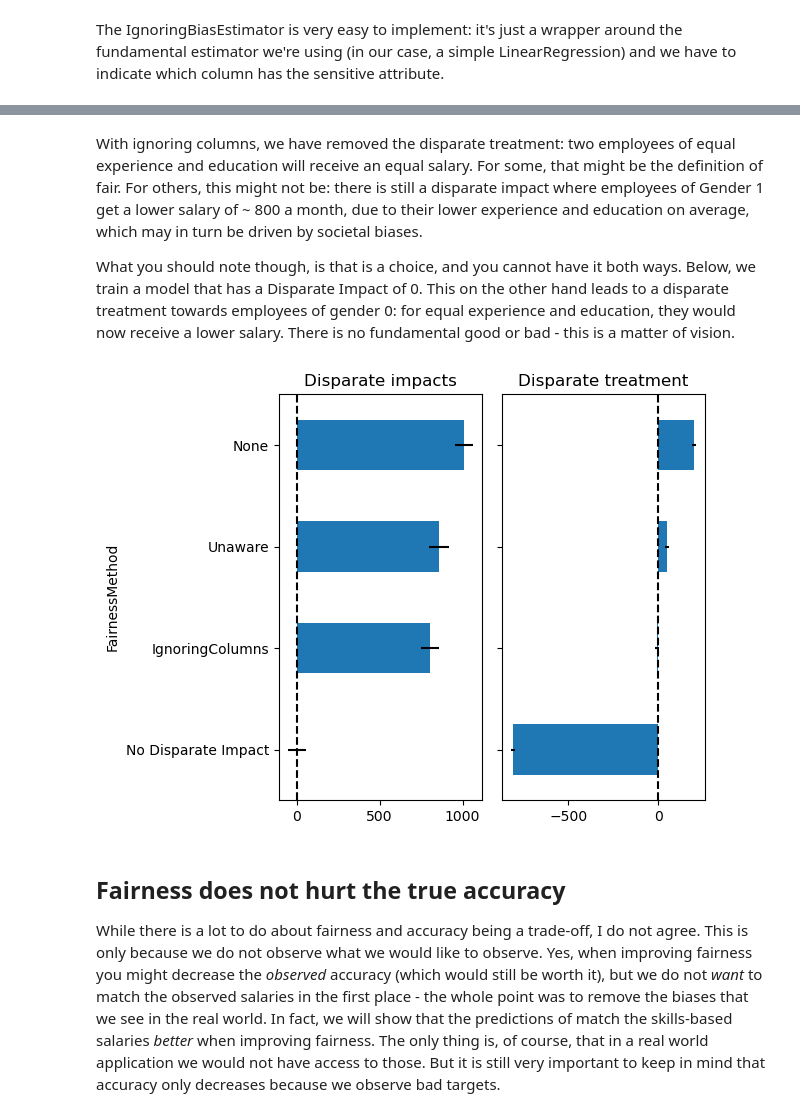
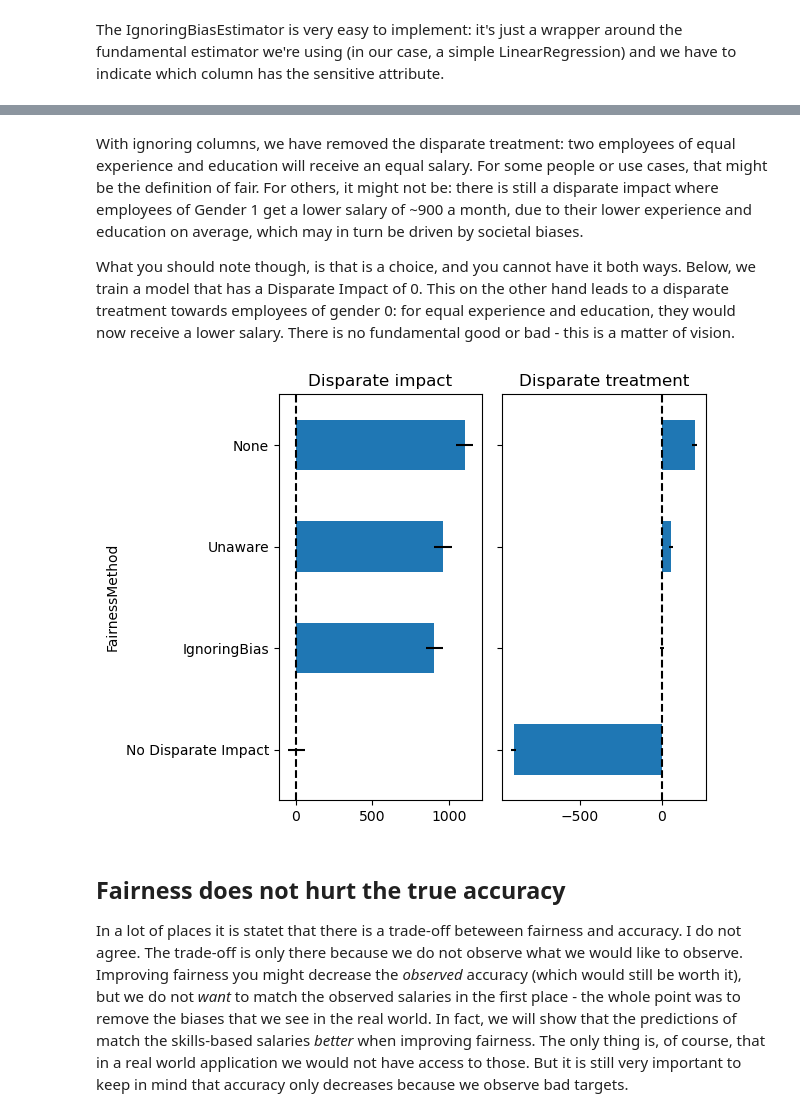
Before and after one commit to SjoerdCor/fairness, a Jupyter notebook: IntroducingTheIgnoringEstimator.ipynb, the cells around one changed output, grey strips where cells are left out. Drawn from its saved outputs; the diff is of its cells as text; code cells hidden in the pictures.

```diff
--- a/IntroducingTheIgnoringEstimator.ipynb
+++ b/IntroducingTheIgnoringEstimator.ipynb
@@ -85,7 +95,8 @@ df.sample(10)
 ### No mitigation just propagates biases
 Now the company sets out to predict salaries for all employees - first making a nice train and test split, and then fitting and validating a model
 # %%
-X_train, X_test, y_train, y_test, y_skill_train, y_skill_test = sklearn.model_selection.train_test_split(df.filter(['Education', 'Experience', 'Gender', ]),
+(X_train, X_test, y_train, y_test,
+ y_skill_train, y_skill_test) = sklearn.model_selection.train_test_split(df.filter(['Education', 'Experience', 'Gender', ]),
                                                                                                          df['SalaryTrue'],
                                                                                                          df['SalarySkill'])
 # %%
@@ -200,7 +219,7 @@ X_corr_train, X_corr_test, y_corr_train, y_corr_test, y_corr_skill_train, y_corr
                                                                                                          df_corr.filter(['Education', 'Experience', 'Gender', ]),
                                                                                                          df_corr['SalaryTrue'],
                                                                                                          df_corr['SalarySkill'])
-X_corr_train_small = X_corr_train.drop(columns=['Gender'])
-X_corr_test_small = X_corr_test.drop(columns=['Gender'])
+X_corr_train_unaware = X_corr_train.drop(columns=['Gender']) # So we can train an unaware regressor
+X_corr_test_unaware = X_corr_test.drop(columns=['Gender'])
 # %%
 sns.heatmap(X_corr_train.corr(), cmap='RdBu_r', vmin=-0.8, vmax=0.8, annot=True, fmt='.0%')
@@ -212,7 +232,7 @@ lr = LinearRegression()
 lr.fit(X_corr_train, y_corr_train)
 y_corr_pred = utils.predict_series(lr, X_corr_test)
 # %%
-lr_small = LinearRegression()
-lr_small.fit(X_corr_train_small, y_corr_train)
-y_corr_pred_small = utils.predict_series(lr_small, X_corr_test_small)
+lr_unaware = LinearRegression()
+lr_unaware.fit(X_corr_train_unaware, y_corr_train)
+y_corr_pred_unaware = utils.predict_series(lr_unaware, X_corr_test_unaware)
 # %% [markdown]
@@ -267,23 +287,23 @@ plt.show()
 # %% [markdown]
-With ignoring columns, we have removed the disparate treatment: two employees of equal experience and education will receive an equal salary. For some, that might be the definition of fair. For others, this might not be: there is still a disparate impact where employees of Gender 1 get a lower salary of ~ 800 a month, due to their lower experience and education on average, which may in turn be driven by societal biases.
+With ignoring columns, we have removed the disparate treatment: two employees of equal experience and education will receive an equal salary. For some people or use cases, that might be the definition of fair. For others, it might not be: there is still a disparate impact where employees of Gender 1 get a lower salary of ~900 a month, due to their lower experience and education on average, which may in turn be driven by societal biases.
 
 What you should note though, is that is a choice, and you cannot have it both ways. Below, we train a model that has a Disparate Impact of 0. This on the other hand leads to a disparate treatment towards employees of gender 0: for equal experience and education, they would now receive a lower salary. There is no fundamental good or bad - this is a matter of vision.
 # %%
 lr_di = copy.deepcopy(lr)
-lr_di.coef_[2] = 800
+lr_di.coef_[2] = 900
 y_corr_pred_di = utils.predict_series(lr_di, X_corr_test)
 
 predictions = {'None': y_corr_pred,
-               'Unaware': y_corr_pred_small,
-               'IgnoringColumns': y_corr_pred_ic,
+               'Unaware': y_corr_pred_unaware,
+               'IgnoringBias': y_corr_pred_ic,
                'No Disparate Impact': y_corr_pred_di}
 utils.plot_fairness_metrics(predictions, y_corr_skill_test, X_corr_test['Gender'])
 plt.show()
 # %% [output]
-[figure, old version]
+[figure, new version]
 # %% [markdown]
 ## Fairness does not hurt the true accuracy
-While there is a lot to do about fairness and accuracy being a trade-off, I do not agree. This is only because we do not observe what we would like to observe. Yes, when improving fairness you might decrease the _observed_ accuracy (which would still be worth it), but we do not _want_ to match the observed salaries in the first place - the whole point was to remove the biases that we see in the real world. In fact, we will show that the predictions of match the skills-based salaries _better_ when improving fairness. The only thing is, of course, that in a real world application we would not have access to those. But it is still very important to keep in mind that accuracy only decreases because we observe bad targets.
+In a lot of places it is statet that there is a trade-off beteween fairness and accuracy. I do not agree. The trade-off is only there because we do not observe what we would like to observe. Improving fairness you might decrease the _observed_ accuracy (which would still be worth it), but we do not _want_ to match the observed salaries in the first place - the whole point was to remove the biases that we see in the real world. In fact, we will show that the predictions of match the skills-based salaries _better_ when improving fairness. The only thing is, of course, that in a real world application we would not have access to those. But it is still very important to keep in mind that accuracy only decreases because we observe bad targets.
 # %%
 measurable_accuracy = {name: sklearn.metrics.mean_absolute_error(y_pred, y_corr_test) for name, y_pred in predictions.items()}
 ax = plt.barh(range(len(measurable_accuracy)), measurable_accuracy.values())
```
Also changed, not shown: parts of 31 cells of this notebook, 1 other file.
